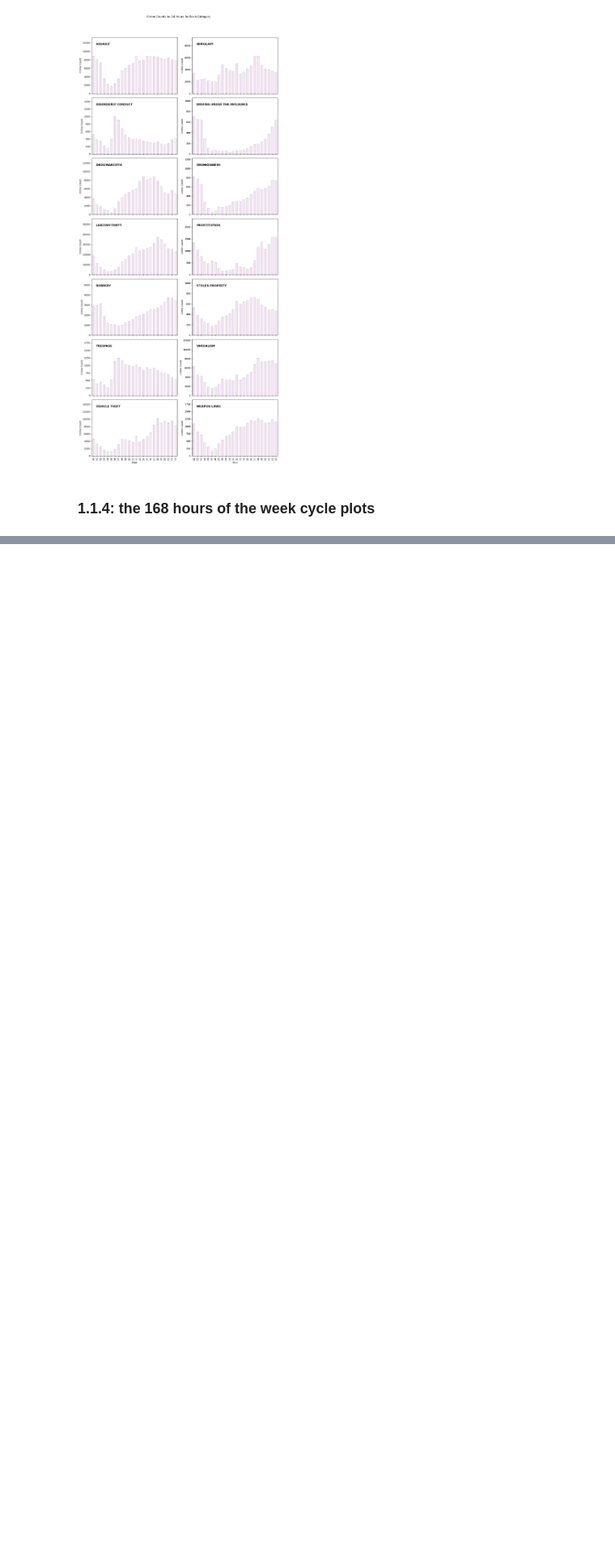
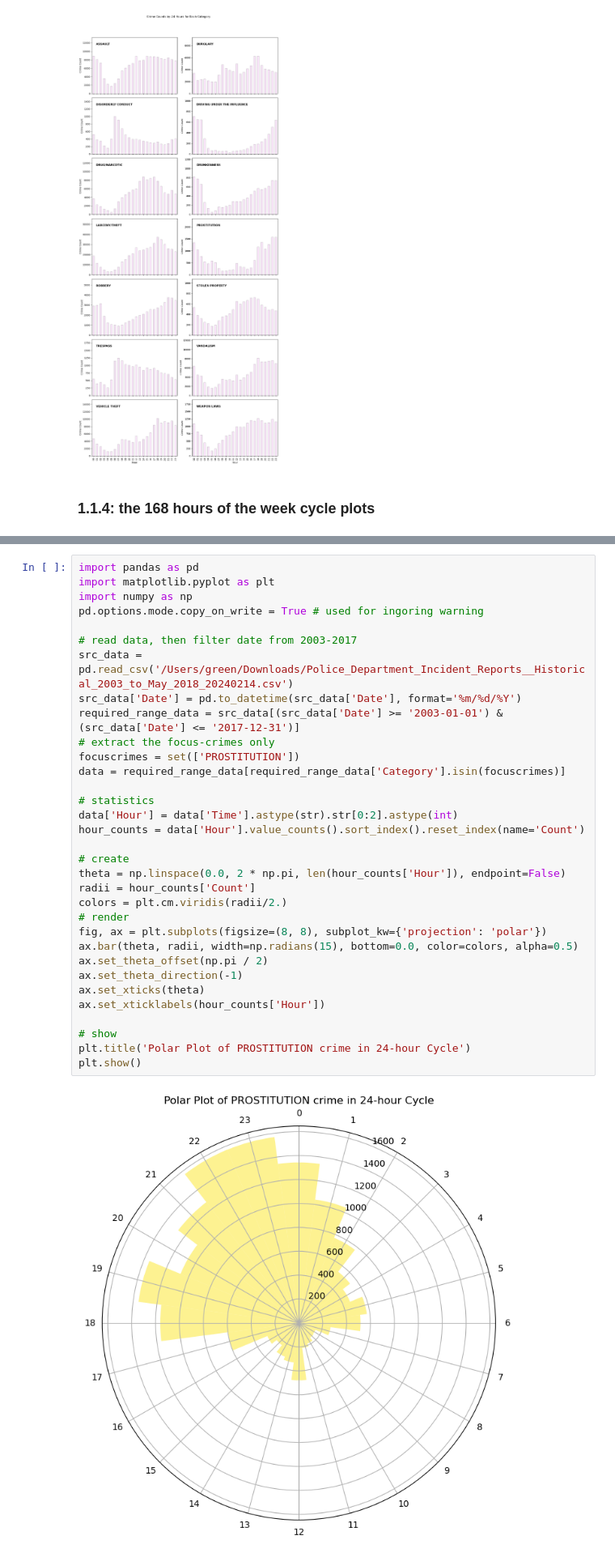
Before and after one commit to shakirmshaker/SocialDataGroup4, a Jupyter notebook: assignment1.ipynb, the cells around one changed output, grey strips where cells are left out. Shown at 81% size. Saved outputs shown, nothing was run; the diff lists cells and outputs as text; blank space fills up the shorter version.

```diff
--- a/assignment1.ipynb
+++ b/assignment1.ipynb
@@ -183,0 +220,35 @@ plt.show()
+# %%
+import pandas as pd
+import matplotlib.pyplot as plt
+import numpy as np
+pd.options.mode.copy_on_write = True # used for ingoring warning
+
+# read data, then filter date from 2003-2017
+src_data =  pd.read_csv('/Users/green/Downloads/Police_Department_Incident_Reports__Historical_2003_to_May_2018_20240214.csv')
+src_data['Date'] = pd.to_datetime(src_data['Date'], format='%m/%d/%Y')
+required_range_data = src_data[(src_data['Date'] >= '2003-01-01') & (src_data['Date'] <= '2017-12-31')]
+# extract the focus-crimes only
+focuscrimes = set(['PROSTITUTION'])
+data = required_range_data[required_range_data['Category'].isin(focuscrimes)]
+
+# statistics
+data['Hour'] = data['Time'].astype(str).str[0:2].astype(int)
+hour_counts = data['Hour'].value_counts().sort_index().reset_index(name='Count')
+
+# create
+theta = np.linspace(0.0, 2 * np.pi, len(hour_counts['Hour']), endpoint=False)
+radii = hour_counts['Count']
+colors = plt.cm.viridis(radii/2.)
+# render
+fig, ax = plt.subplots(figsize=(8, 8), subplot_kw={'projection': 'polar'})
+ax.bar(theta, radii, width=np.radians(15), bottom=0.0, color=colors, alpha=0.5)
+ax.set_theta_offset(np.pi / 2)
+ax.set_theta_direction(-1)
+ax.set_xticks(theta)
+ax.set_xticklabels(hour_counts['Hour'])
+
+# show
+plt.title('Polar Plot of PROSTITUTION crime in 24-hour Cycle')
+plt.show()
+# %% [output]
+[figure, added]
```
Also changed, not shown: parts of 4 cells of this notebook.
